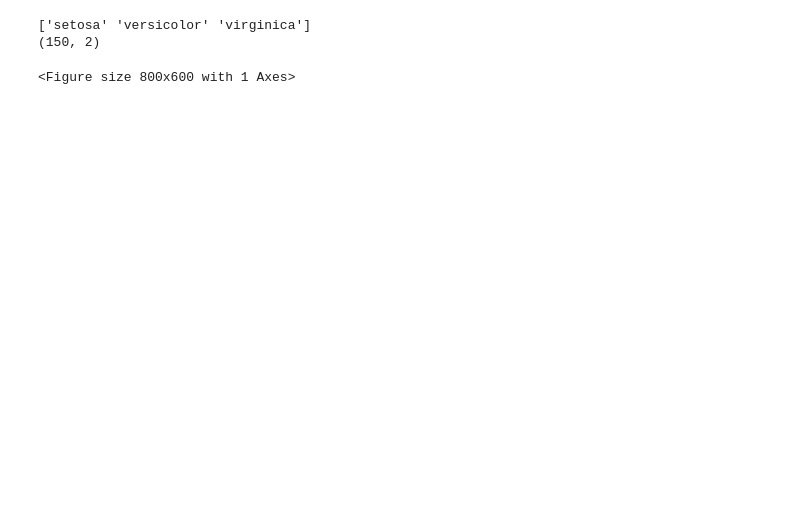
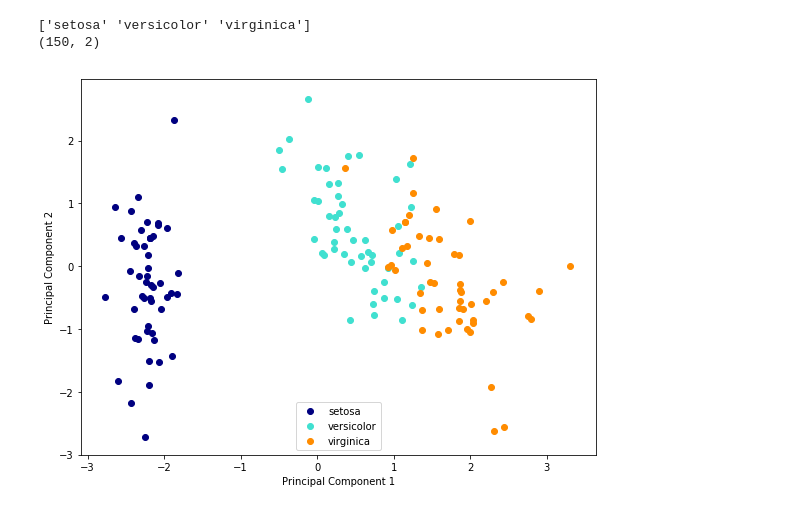
Before and after one commit to Szarad/MPUM_rozwiazania, a Jupyter notebook: MPUM3v2.ipynb, the cells around one changed output. Saved outputs shown, nothing was run; the diff lists cells and outputs as text; code cells hidden in the pictures; blank space fills up the shorter version.

```diff
--- a/MPUM3v2.ipynb
+++ b/MPUM3v2.ipynb
@@ -8,65 +8,43 @@ iris = load_iris()
 X = iris.data
 y = iris.target
 
 target_names = iris.target_names
 print(target_names)
 
-
-#1 Standardized data
 X_std = StandardScaler().fit_transform(X)
 
-#2 Compute mean of data
 mean_vec = np.mean(X, axis=0)
 
 mean_vec = np.mean(X_std, axis=0)
-cov_mat = (X_std - mean_vec).T.dot((X_std - mean_vec)) / (X_std.shape[0]-1)
-#print('Covariance matrix \n%s' %cov_mat)
-
-#3 Compute covariance matrix
-#cov_mat2 = np.cov(X_std.T)
-
-#print(cov_mat2)
+#cov_mat = (X_std - mean_vec).T.dot((X_std - mean_vec)) / (X_std.shape[0]-1)
 
 cov_mat = np.cov(X_std.T)
 eig_vals, eig_vecs = np.linalg.eig(cov_mat)
-#print('Eigenvectors \n%s' %eig_vecs)
-#print('\nEigenvalues \n%s' %eig_vals)
-
-# Make a list of (eigenvalue, eigenvector) tuples
 eig_pairs = [(np.abs(eig_vals[i]), eig_vecs[:,i]) for i in range(len(eig_vals))]
-
-# Sort the (eigenvalue, eigenvector) tuples from high to low
 eig_pairs.sort(key=lambda x: x[0], reverse=True)
-
-# Visually confirm that the list is correctly sorted by decreasing eigenvalues
-#print('Eigenvalues in descending order:')
-#for i in eig_pairs:
-#    print(i[0])
 
 tot = sum(eig_vals)
 var_exp = [(i / tot)*100 for i in sorted(eig_vals, reverse=True)]
 cum_var_exp = np.cumsum(var_exp)
 matrix_w = np.hstack((eig_pairs[0][1].reshape(4,1),
                       eig_pairs[1][1].reshape(4,1)))
-#print('Matrix W:\n', matrix_w)
+
 
 X_rr = X_std.dot(matrix_w)
 print(X_rr.shape)
 colors = ['navy', 'turquoise', 'darkorange']
-with plt.style.context('seaborn-whitegrid'):
-    plt.figure(figsize=(8, 6))
-    for color, i, target_name in zip(colors, [0, 1, 2], target_names):
-    #print(i)
-        plt.scatter(X_rr[y == i, 0], X_rr[y == i, 1], color=color,
+plt.figure(figsize=(8, 6))
+for color, i, target_name in zip(colors, [0, 1, 2], target_names):
+    plt.scatter(X_rr[y == i, 0], X_rr[y == i, 1], color=color,
                 label=target_name)
-    plt.xlabel('Principal Component 1')
-    plt.ylabel('Principal Component 2')
-    plt.legend(loc='lower center')
-    plt.tight_layout()
-    plt.savefig('PREDI3.png', format='png', dpi=1200)
-    plt.show()
+plt.xlabel('Principal Component 1')
+plt.ylabel('Principal Component 2')
+plt.legend(loc='lower center')
+plt.tight_layout()
+plt.savefig('PREDI3.png', format='png', dpi=1200)
+plt.show()
 # %% [output]
 ['setosa' 'versicolor' 'virginica']
 (150, 2)
-<Figure size 800x600 with 1 Axes>
+[figure, added]
 # %%
```
Also changed, not shown: parts of 1 cell of this notebook, 9 other files.
